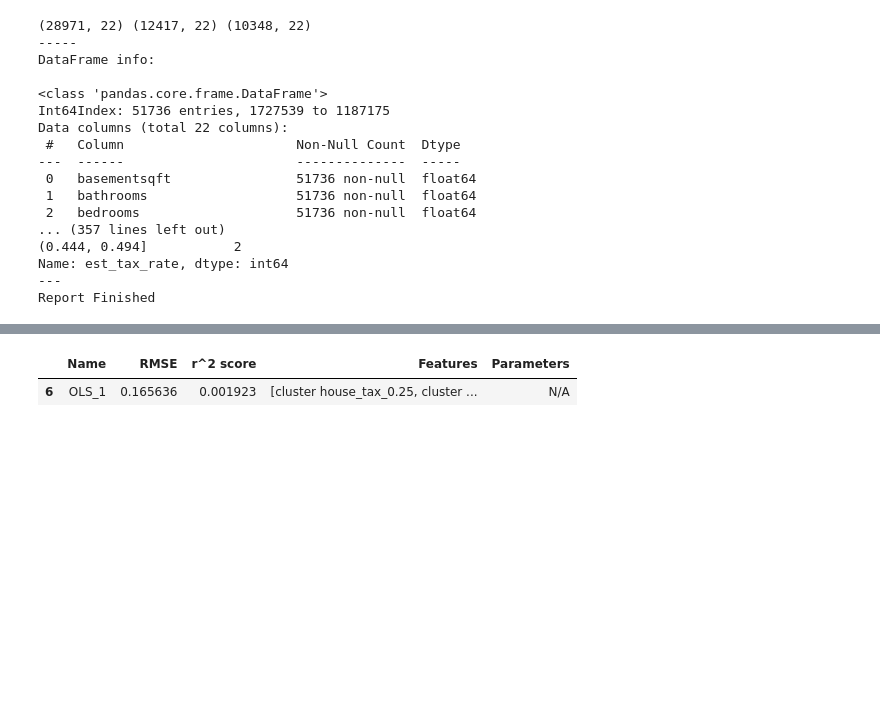
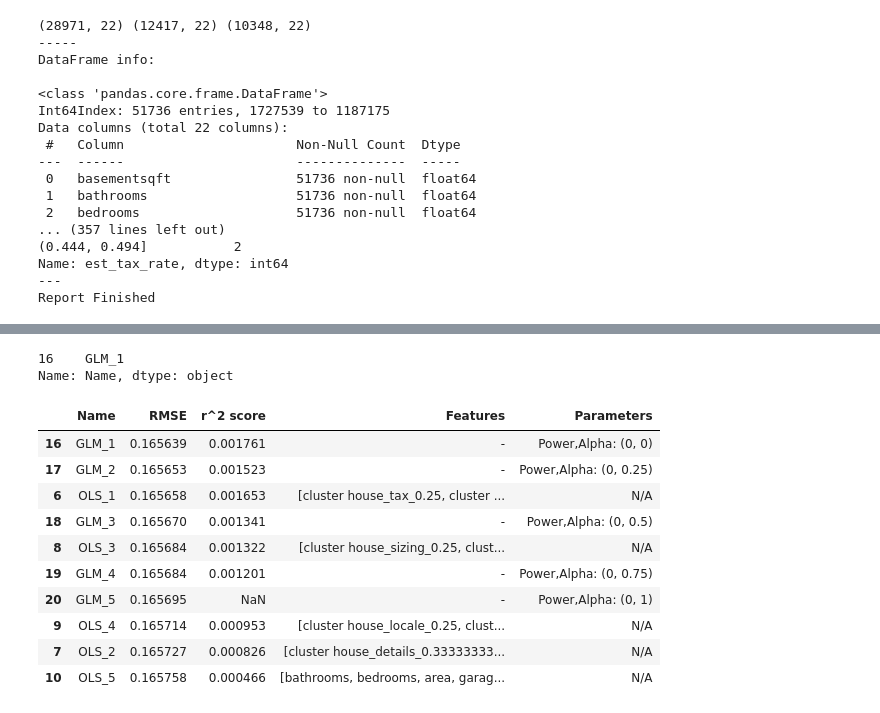
Before and after one commit to Shorter-Shenck/Zillow_Cluster_Regression, a Jupyter notebook: model.ipynb, the cells around one changed output, grey strips where cells are left out. Cells and saved outputs as stored; diff of their text form; code cells hidden in the pictures; blank space fills up the shorter version.

```diff
--- a/model.ipynb
+++ b/model.ipynb
@@ -704,10 +704,24 @@ train_scores
 # %%
 validate_scores, y_val = model.score_on_validate(train_scores, X_val, y_val, X_train, y_train)
 # %%
-validate_scores.sort_values(by='RMSE').head(1)
+validate_scores.sort_values(by='RMSE').head(1)['Name']
 # %% [output]
-|  | Name | RMSE | r^2 score | Features | Parameters |
-| 6 | OLS_1 | 0.165636 | 0.001923 | [cluster house_tax_0.25, cluster ... | N/A |
+16    GLM_1
+Name: Name, dtype: object
+# %%
+validate_scores.sort_values(by='RMSE').head(10)
+# %% [output]
+|  | Name | RMSE | r^2 score | Features | Parameters |
+| 16 | GLM_1 | 0.165639 | 0.001761 | - | Power,Alpha: (0, 0) |
+| 17 | GLM_2 | 0.165653 | 0.001523 | - | Power,Alpha: (0, 0.25) |
+| 6 | OLS_1 | 0.165658 | 0.001653 | [cluster house_tax_0.25, cluster ... | N/A |
+| 18 | GLM_3 | 0.165670 | 0.001341 | - | Power,Alpha: (0, 0.5) |
+| 8 | OLS_3 | 0.165684 | 0.001322 | [cluster house_sizing_0.25, clust... | N/A |
+| 19 | GLM_4 | 0.165684 | 0.001201 | - | Power,Alpha: (0, 0.75) |
+| 20 | GLM_5 | 0.165695 | NaN | - | Power,Alpha: (0, 1) |
+| 9 | OLS_4 | 0.165714 | 0.000953 | [cluster house_locale_0.25, clust... | N/A |
+| 7 | OLS_2 | 0.165727 | 0.000826 | [cluster house_details_0.33333333... | N/A |
+| 10 | OLS_5 | 0.165758 | 0.000466 | [bathrooms, bedrooms, area, garag... | N/A |
 # %%
 def score_on_test(X_test, y_test, X_train, y_train):
     #reset y_test variable to remove scores from previous model
```
Also changed, not shown: parts of 12 cells of this notebook, 2 other files.
